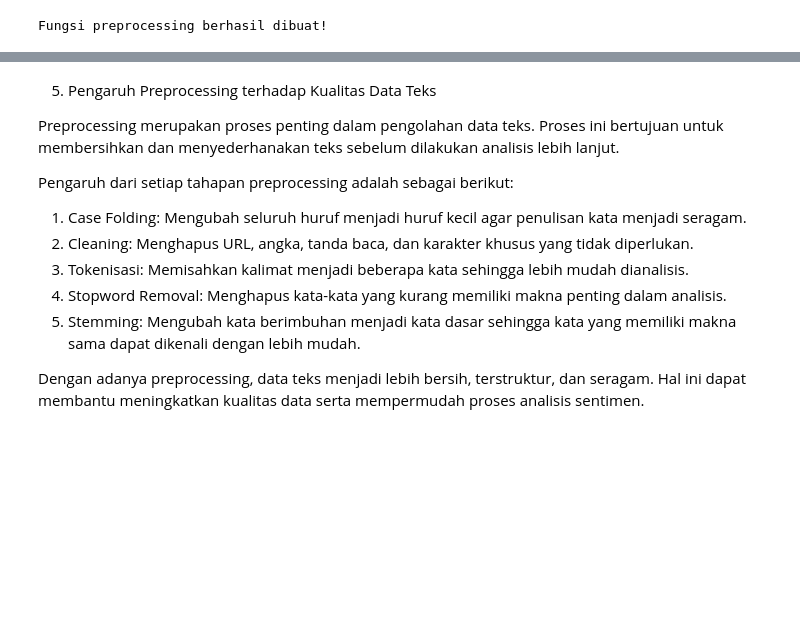
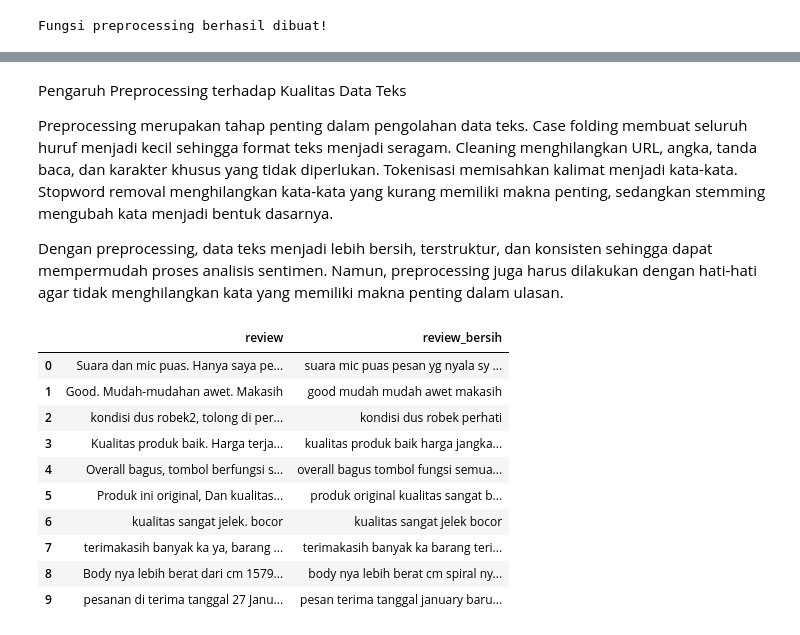
Before and after one commit to azarhyii/Tugas_Azza_sentimen., a Jupyter notebook: Tugas_Azza_sentimen.ipynb, the cells around one changed output, grey strips where cells are left out. Saved outputs shown, nothing was run; the diff lists cells and outputs as text; code cells hidden in the pictures; blank space fills up the shorter version.

```diff
--- a/Tugas_Azza_sentimen.ipynb
+++ b/Tugas_Azza_sentimen.ipynb
@@ -133,14 +293,22 @@ Preprocessing berhasil dilakukan!
 # %% [markdown]
-5. Pengaruh Preprocessing terhadap Kualitas Data Teks
+Pengaruh Preprocessing terhadap Kualitas Data Teks
 
-Preprocessing merupakan proses penting dalam pengolahan data teks. Proses ini bertujuan untuk membersihkan dan menyederhanakan teks sebelum dilakukan analisis lebih lanjut.
+Preprocessing merupakan tahap penting dalam pengolahan data teks. Case folding membuat seluruh huruf menjadi kecil sehingga format teks menjadi seragam. Cleaning menghilangkan URL, angka, tanda baca, dan karakter khusus yang tidak diperlukan. Tokenisasi memisahkan kalimat menjadi kata-kata. Stopword removal menghilangkan kata-kata yang kurang memiliki makna penting, sedangkan stemming mengubah kata menjadi bentuk dasarnya.
 
-Pengaruh dari setiap tahapan preprocessing adalah sebagai berikut:
-
-1. Case Folding: Mengubah seluruh huruf menjadi huruf kecil agar penulisan kata menjadi seragam.
-2. Cleaning: Menghapus URL, angka, tanda baca, dan karakter khusus yang tidak diperlukan.
-3. Tokenisasi: Memisahkan kalimat menjadi beberapa kata sehingga lebih mudah dianalisis.
-4. Stopword Removal: Menghapus kata-kata yang kurang memiliki makna penting dalam analisis.
-5. Stemming: Mengubah kata berimbuhan menjadi kata dasar sehingga kata yang memiliki makna sama dapat dikenali dengan lebih mudah.
-
-Dengan adanya preprocessing, data teks menjadi lebih bersih, terstruktur, dan seragam. Hal ini dapat membantu meningkatkan kualitas data serta mempermudah proses analisis sentimen.
+Dengan preprocessing, data teks menjadi lebih bersih, terstruktur, dan konsisten sehingga dapat mempermudah proses analisis sentimen. Namun, preprocessing juga harus dilakukan dengan hati-hati agar tidak menghilangkan kata yang memiliki makna penting dalam ulasan.
+# %%
+pd.set_option("display.max_colwidth", None)
+
+display(df[["review", "review_bersih"]].head(10))
+# %% [output]
+|  | review | review_bersih |
+| 0 | Suara dan mic puas. Hanya saya pe... | suara mic puas pesan yg nyala sy ... |
+| 1 | Good. Mudah-mudahan awet. Makasih | good mudah mudah awet makasih |
+| 2 | kondisi dus robek2, tolong di per... | kondisi dus robek perhati |
+| 3 | Kualitas produk baik. Harga terja... | kualitas produk baik harga jangka... |
+| 4 | Overall bagus, tombol berfungsi s... | overall bagus tombol fungsi semua... |
+| 5 | Produk ini original, Dan kualitas... | produk original kualitas sangat b... |
+| 6 | kualitas sangat jelek. bocor | kualitas sangat jelek bocor |
+| 7 | terimakasih banyak ka ya, barang ... | terimakasih banyak ka barang teri... |
+| 8 | Body nya lebih berat dari cm 1579... | body nya lebih berat cm spiral ny... |
+| 9 | pesanan di terima tanggal 27 Janu... | pesan terima tanggal january baru... |
```
Also changed, not shown: parts of 21 cells of this notebook.
